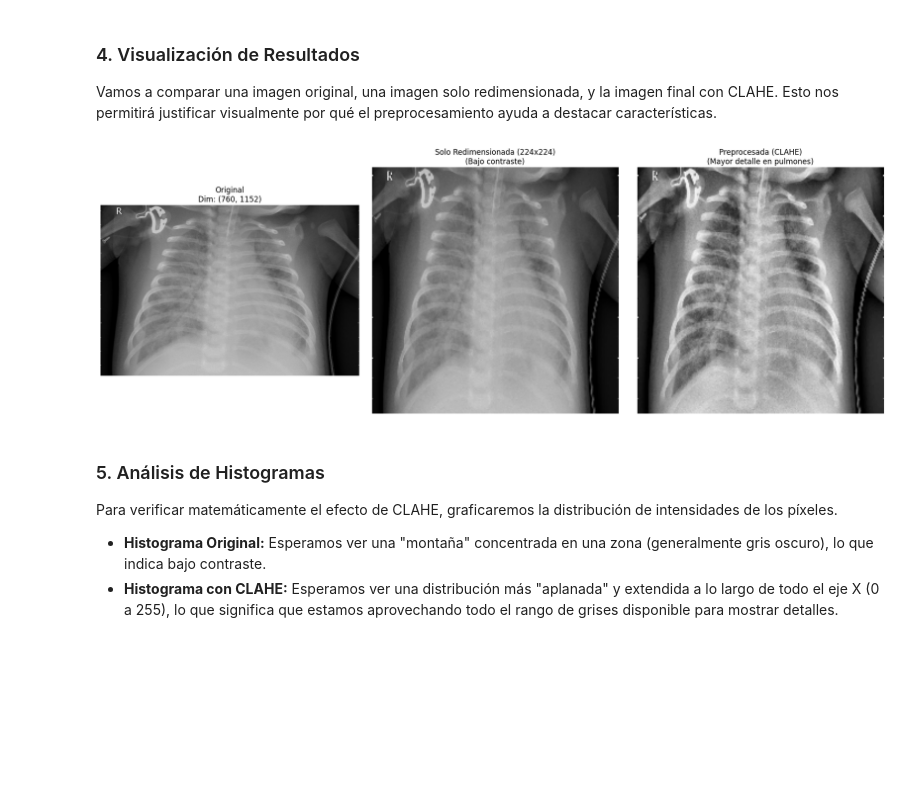
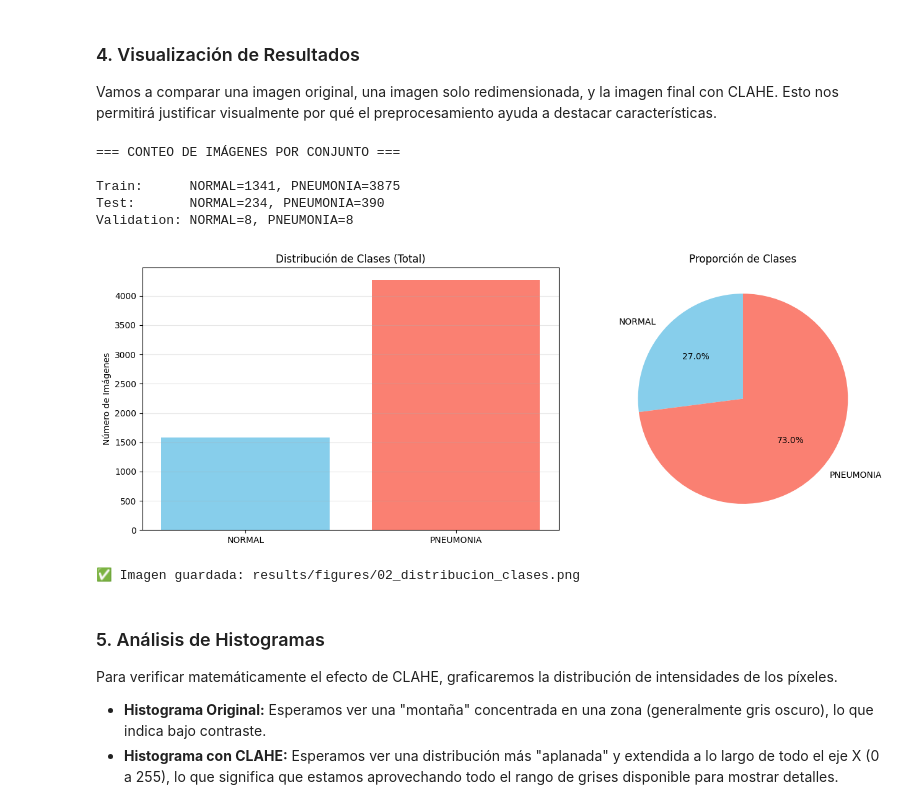
Before and after one commit to JuanPabloAI/clasificacion-neumonia-vision, a Jupyter notebook: notebooks/01_exploracion_y_preprocesamiento.ipynb, the cells around one changed output. Saved outputs shown, nothing was run; the diff lists cells and outputs as text; code cells hidden in the pictures; blank space fills up the shorter version.

```diff
--- a/notebooks/01_exploracion_y_preprocesamiento.ipynb
+++ b/notebooks/01_exploracion_y_preprocesamiento.ipynb
@@ -140,34 +159,61 @@ def preprocesar_imagen(ruta_imagen, tamaño_final=(224, 224), aplicar_clahe=True
 # %% [markdown]
 ### 4. Visualización de Resultados
 Vamos a comparar una imagen original, una imagen solo redimensionada, y la imagen final con CLAHE. Esto nos permitirá justificar visualmente por qué el preprocesamiento ayuda a destacar características.
+# %%
+# Contar imágenes por clase en cada conjunto
+datos_train = {
+    'NORMAL': len(list((TRAIN_DIR / "NORMAL").glob("*.jpeg"))),
+    'PNEUMONIA': len(list((TRAIN_DIR / "PNEUMONIA").glob("*.jpeg")))
+}
+
+datos_test = {
+    'NORMAL': len(list((TEST_DIR / "NORMAL").glob("*.jpeg"))),
+    'PNEUMONIA': len(list((TEST_DIR / "PNEUMONIA").glob("*.jpeg")))
+}
+
+datos_val = {
+    'NORMAL': len(list((VAL_DIR / "NORMAL").glob("*.jpeg"))),
+    'PNEUMONIA': len(list((VAL_DIR / "PNEUMONIA").glob("*.jpeg")))
+}
+
+print("=== CONTEO DE IMÁGENES POR CONJUNTO ===\n")
+print(f"Train:      NORMAL={datos_train['NORMAL']}, PNEUMONIA={datos_train['PNEUMONIA']}")
+print(f"Test:       NORMAL={datos_test['NORMAL']}, PNEUMONIA={datos_test['PNEUMONIA']}")
+print(f"Validation: NORMAL={datos_val['NORMAL']}, PNEUMONIA={datos_val['PNEUMONIA']}")
+# %% [output]
+=== CONTEO DE IMÁGENES POR CONJUNTO ===
+
+Train:      NORMAL=1341, PNEUMONIA=3875
+Test:       NORMAL=234, PNEUMONIA=390
+Validation: NORMAL=8, PNEUMONIA=8
 # %%
-# Seleccionamos aleatoriamente una imagen de neumonía para la prueba
-sample_path = list((TRAIN_DIR / "PNEUMONIA").glob("*.jpeg"))[0]
+# Visualizar distribución de clases
+datos_totales = {
+    'NORMAL': datos_train['NORMAL'] + datos_test['NORMAL'] + datos_val['NORMAL'],
+    'PNEUMONIA': datos_train['PNEUMONIA'] + datos_test['PNEUMONIA'] + datos_val['PNEUMONIA']
+}
 
-# Procesamos con y sin CLAHE
-img_original = cv2.imread(str(sample_path), cv2.IMREAD_GRAYSCALE)
-img_sin_clahe = preprocesar_imagen(sample_path, aplicar_clahe=False)
-img_con_clahe = preprocesar_imagen(sample_path, aplicar_clahe=True)
+fig, axes = plt.subplots(1, 2, figsize=(14, 5))
 
-# Plotting
-fig, axes = plt.subplots(1, 3, figsize=(18, 6))
+# Gráfico de barras
+axes[0].bar(datos_totales.keys(), datos_totales.values(), color=['skyblue', 'salmon'])
+axes[0].set_ylabel('Número de Imágenes')
+axes[0].set_title('Distribución de Clases (Total)')
+axes[0].grid(True, alpha=0.3, axis='y')
 
-axes[0].imshow(img_original, cmap='gray')
-axes[0].set_title(f"Original\nDim: {img_original.shape}")
-axes[0].axis('off')
-
-axes[1].imshow(img_sin_clahe, cmap='gray')
-axes[1].set_title("Solo Redimensionada (224x224)\n(Bajo contraste)")
-axes[1].axis('off')
-
-axes[2].imshow(img_con_clahe, cmap='gray')
-axes[2].set_title("Preprocesada (CLAHE)\n(Mayor detalle en pulmones)")
-axes[2].axis('off')
+# Gráfico de torta
+axes[1].pie(datos_totales.values(), labels=datos_totales.keys(), autopct='%1.1f%%',
+            colors=['skyblue', 'salmon'], startangle=90)
+axes[1].set_title('Proporción de Clases')
 
 plt.tight_layout()
+plt.savefig('../results/figures/02_distribucion_clases.png', dpi=150, bbox_inches='tight')
 plt.show()
+
+print("✅ Imagen guardada: results/figures/02_distribucion_clases.png")
 # %% [output]
-[figure, old version]
+[figure, new version]
+✅ Imagen guardada: results/figures/02_distribucion_clases.png
 # %% [markdown]
 ### 5. Análisis de Histogramas
 Para verificar matemáticamente el efecto de CLAHE, graficaremos la distribución de intensidades de los píxeles.
```
Also changed, not shown: parts of 4 cells of this notebook, 38 other files.
